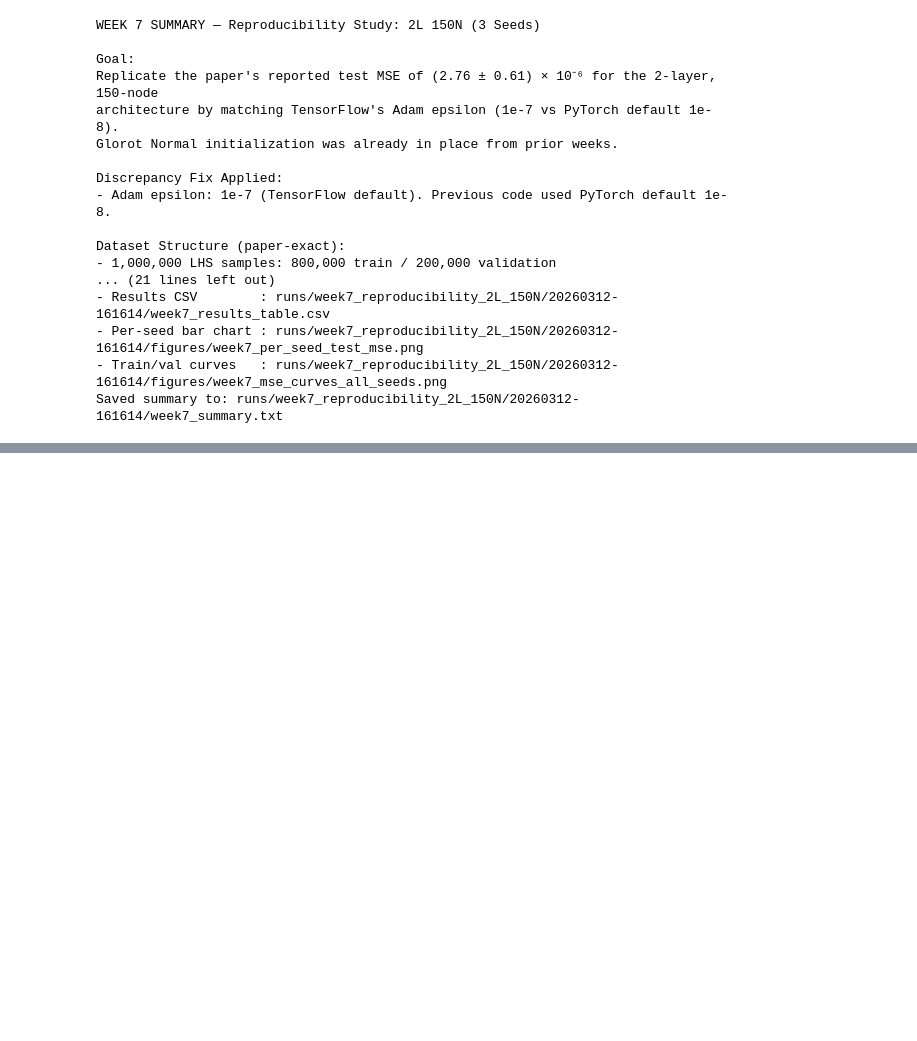
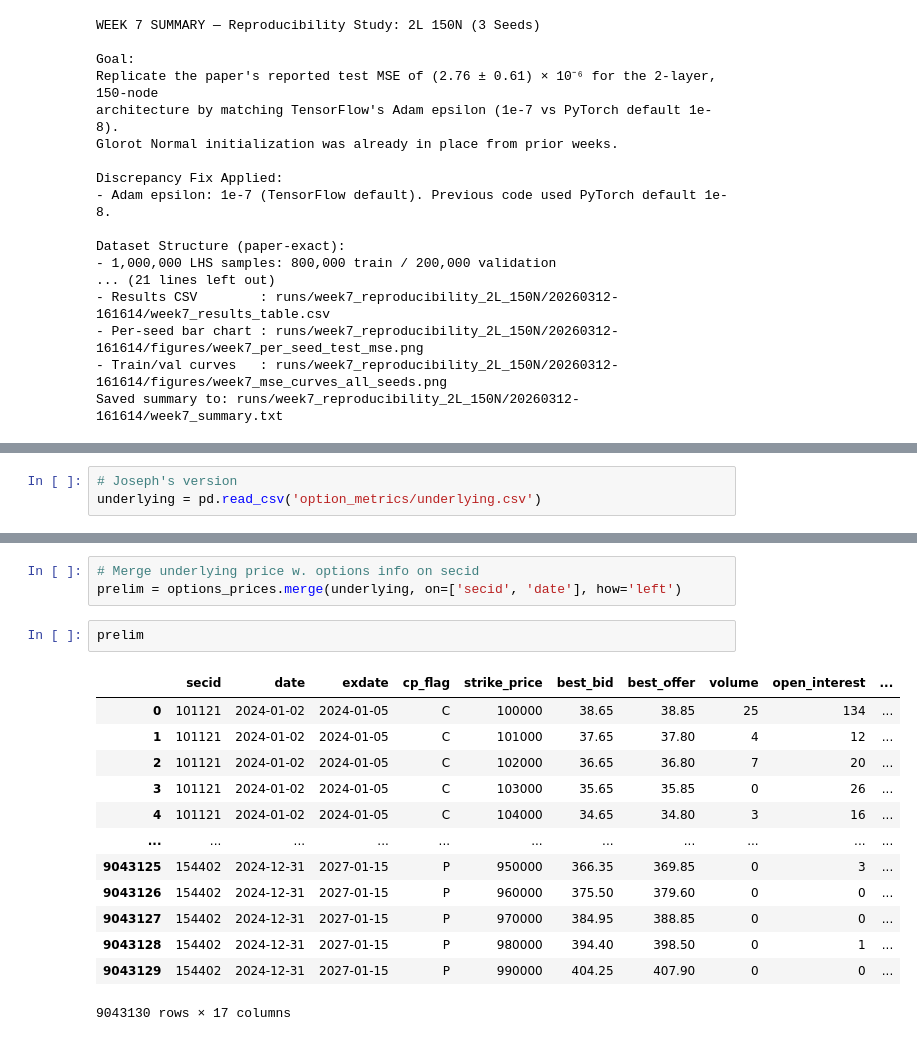
Before and after one commit to JosephOuyang/machine_learning_for_options_pricing_and_implied_volatility, a Jupyter notebook: notebooks/options_pricing_main.ipynb, the cells around one changed output, grey strips where cells are left out. Cells and saved outputs as stored; diff of their text form; blank space fills up the shorter version.

```diff
--- a/notebooks/options_pricing_main.ipynb
+++ b/notebooks/options_pricing_main.ipynb
@@ -3054,0 +3062,3 @@ Saved summary to: runs/week7_reproducibility_2L_150N/20260312-161614/week7_summa
+# %%
+# Joseph's version
+underlying = pd.read_csv('option_metrics/underlying.csv')
@@ -3054,0 +3103,19 @@ Saved summary to: runs/week7_reproducibility_2L_150N/20260312-161614/week7_summa
+# %%
+# Merge underlying price w. options info on secid
+prelim = options_prices.merge(underlying, on=['secid', 'date'], how='left')
+# %%
+prelim
+# %% [output]
+|  | secid | date | exdate | cp_flag | strike_price | best_bid | best_offer | volume | open_interest | ... |
+| 0 | 101121 | 2024-01-02 | 2024-01-05 | C | 100000 | 38.65 | 38.85 | 25 | 134 | ... |
+| 1 | 101121 | 2024-01-02 | 2024-01-05 | C | 101000 | 37.65 | 37.80 | 4 | 12 | ... |
+| 2 | 101121 | 2024-01-02 | 2024-01-05 | C | 102000 | 36.65 | 36.80 | 7 | 20 | ... |
+| 3 | 101121 | 2024-01-02 | 2024-01-05 | C | 103000 | 35.65 | 35.85 | 0 | 26 | ... |
+| 4 | 101121 | 2024-01-02 | 2024-01-05 | C | 104000 | 34.65 | 34.80 | 3 | 16 | ... |
+| ... | ... | ... | ... | ... | ... | ... | ... | ... | ... | ... |
+| 9043125 | 154402 | 2024-12-31 | 2027-01-15 | P | 950000 | 366.35 | 369.85 | 0 | 3 | ... |
+| 9043126 | 154402 | 2024-12-31 | 2027-01-15 | P | 960000 | 375.50 | 379.60 | 0 | 0 | ... |
+| 9043127 | 154402 | 2024-12-31 | 2027-01-15 | P | 970000 | 384.95 | 388.85 | 0 | 0 | ... |
+| 9043128 | 154402 | 2024-12-31 | 2027-01-15 | P | 980000 | 394.40 | 398.50 | 0 | 1 | ... |
+| 9043129 | 154402 | 2024-12-31 | 2027-01-15 | P | 990000 | 404.25 | 407.90 | 0 | 0 | ... |
+9043130 rows × 17 columns
```
Also changed, not shown: parts of 9 cells of this notebook.
